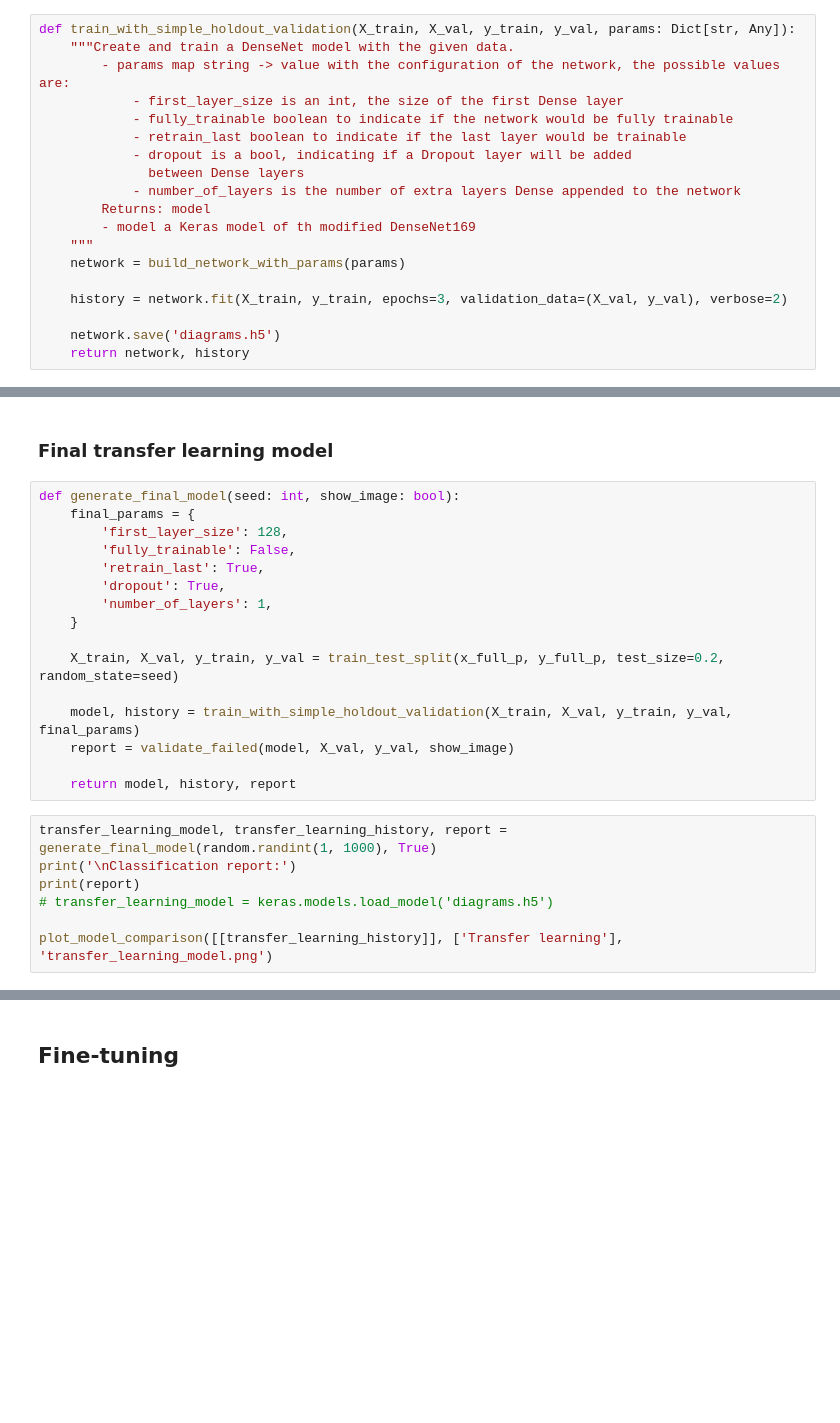
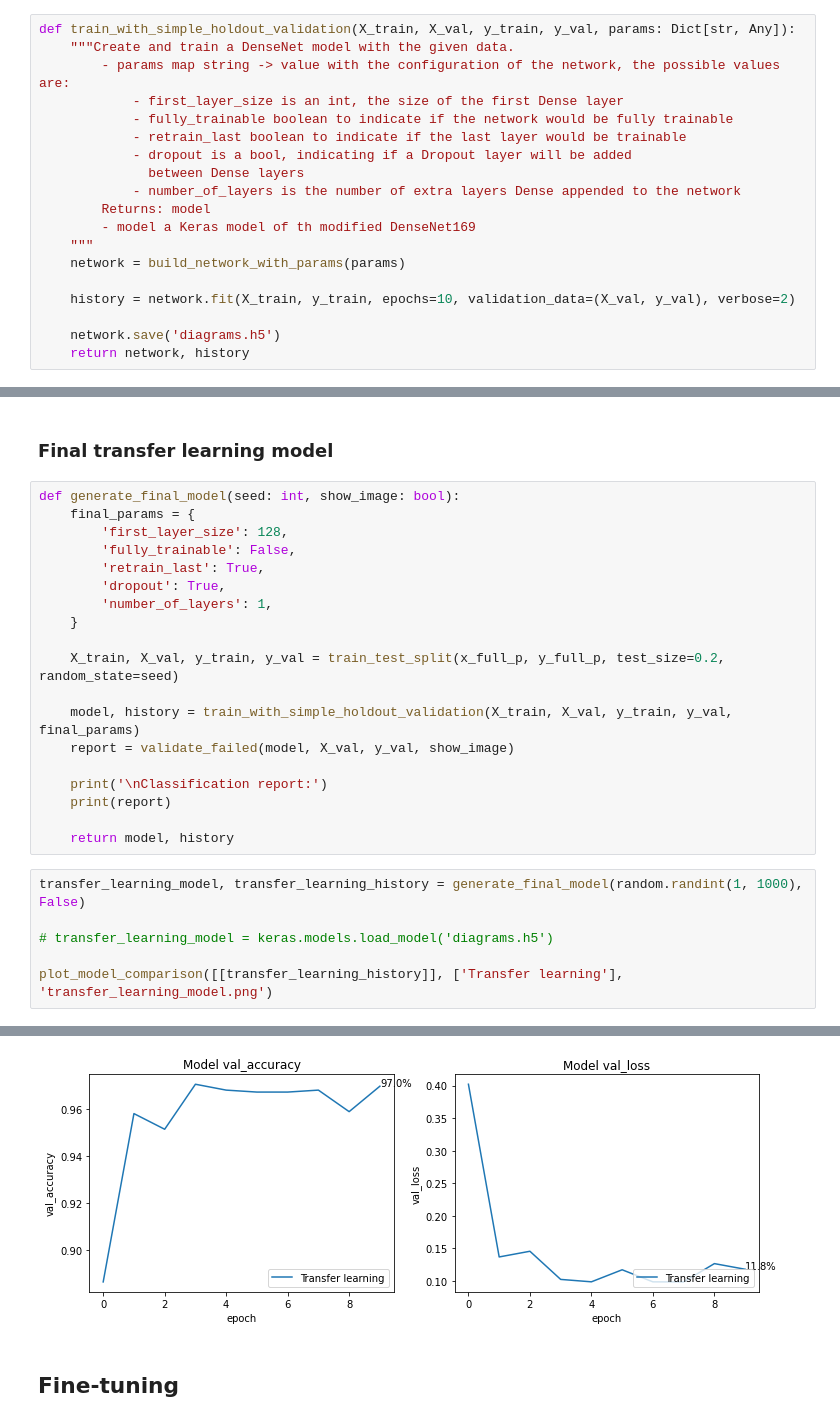
Before and after one commit to SergioRt1/An-analysis-of-diagram-images-on-Git-repositories, a Jupyter notebook: train.ipynb, the cells around one changed output, grey strips where cells are left out. Cells and saved outputs as stored; diff of their text form; blank space fills up the shorter version.

```diff
--- a/train.ipynb
+++ b/train.ipynb
@@ -231,7 +231,7 @@ def train_with_simple_holdout_validation(X_train, X_val, y_train, y_val, params:
     """
     network = build_network_with_params(params)
 
-    history = network.fit(X_train, y_train, epochs=3, validation_data=(X_val, y_val), verbose=2)
+    history = network.fit(X_train, y_train, epochs=10, validation_data=(X_val, y_val), verbose=2)
 
     network.save('diagrams.h5')
     return network, history
@@ -398,11 +513,13 @@ def generate_final_model(seed: int, show_image: bool):
     model, history = train_with_simple_holdout_validation(X_train, X_val, y_train, y_val, final_params)
     report = validate_failed(model, X_val, y_val, show_image)
 
-    return model, history, report
+    print('\nClassification report:')
+    print(report)
+
+    return model, history
 # %%
-transfer_learning_model, transfer_learning_history, report = generate_final_model(random.randint(1, 1000), True)
-print('\nClassification report:')
-print(report)
+transfer_learning_model, transfer_learning_history = generate_final_model(random.randint(1, 1000), False)
+
 # transfer_learning_model = keras.models.load_model('diagrams.h5')
 
 plot_model_comparison([[transfer_learning_history]], ['Transfer learning'], 'transfer_learning_model.png')
@@ -427,3 +544,4 @@ Validation process:
+[figure, added]
 # %% [markdown]
 ## Fine-tuning
 # %%
```
Also changed, not shown: parts of 19 cells of this notebook.
